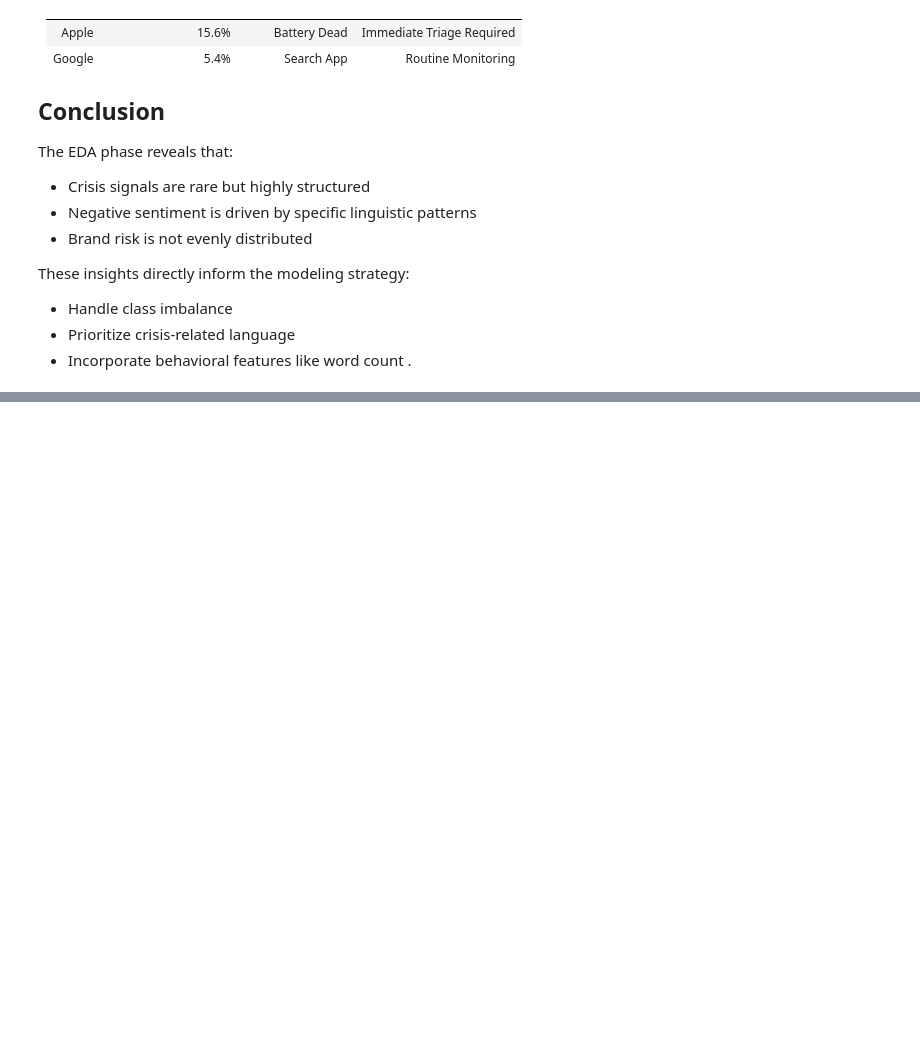
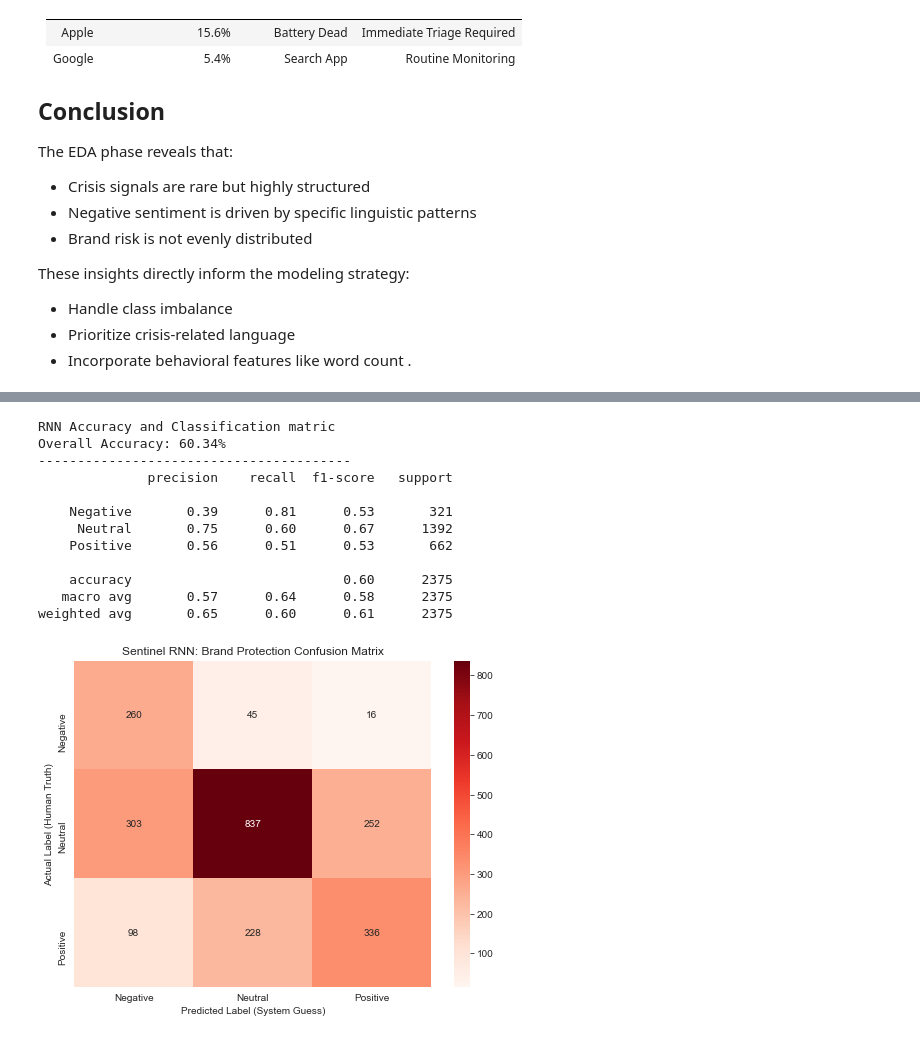
Before and after one commit to abelcholfavour/brand_sentinel, a Jupyter notebook: index.ipynb, the cells around one changed output, grey strips where cells are left out. Drawn from its saved outputs; the diff is of its cells as text; code cells hidden in the pictures; blank space fills up the shorter version.

```diff
--- a/index.ipynb
+++ b/index.ipynb
@@ -715,0 +1176,14 @@ These insights directly inform the modeling strategy:
+# %%
+print("Training of RNN with our focus on Negative Class Recall")
+
+# We use the X_train_seq and y_train_rnn
+history = sentinel_rnn.fit(
+    X_train_seq,
+    y_train_rnn,
+    epochs=30,
+    batch_size=64,
+    validation_data=(X_val_seq, y_val_rnn),
+    class_weight=class_weights,
+    callbacks=callbacks,
+    verbose=1
+)
@@ -715,0 +1216,36 @@ These insights directly inform the modeling strategy:
+# %%
+# prediction on unseen global test
+y_pred_probs = sentinel_rnn.predict(X_test_seq, verbose=0)
+y_pred_rnn = np.argmax(y_pred_probs, axis=1)
+
+# Results Summary
+
+print("RNN Accuracy and Classification matric")
+print(f"Overall Accuracy: {accuracy_score(y_test_enc, y_pred_rnn):.2%}")
+print("-" * 40)
+print(classification_report(y_test_enc, y_pred_rnn, target_names=le.classes_))
+
+cm = confusion_matrix(y_test_enc, y_pred_rnn)
+plt.figure(figsize=(8, 6))
+sns.heatmap(cm, annot=True, fmt='d', cmap='Reds',
+            xticklabels=le.classes_,
+            yticklabels=le.classes_)
+
+plt.title('Sentinel RNN: Brand Protection Confusion Matrix')
+plt.xlabel('Predicted Label (System Guess)')
+plt.ylabel('Actual Label (Human Truth)')
+plt.show()
+# %% [output]
+RNN Accuracy and Classification matric
+Overall Accuracy: 60.34%
+----------------------------------------
+              precision    recall  f1-score   support
+
+    Negative       0.39      0.81      0.53       321
+     Neutral       0.75      0.60      0.67      1392
+    Positive       0.56      0.51      0.53       662
+
+    accuracy                           0.60      2375
+   macro avg       0.57      0.64      0.58      2375
+weighted avg       0.65      0.60      0.61      2375
+[figure, added]
```
Also changed, not shown: parts of 38 cells of this notebook.
